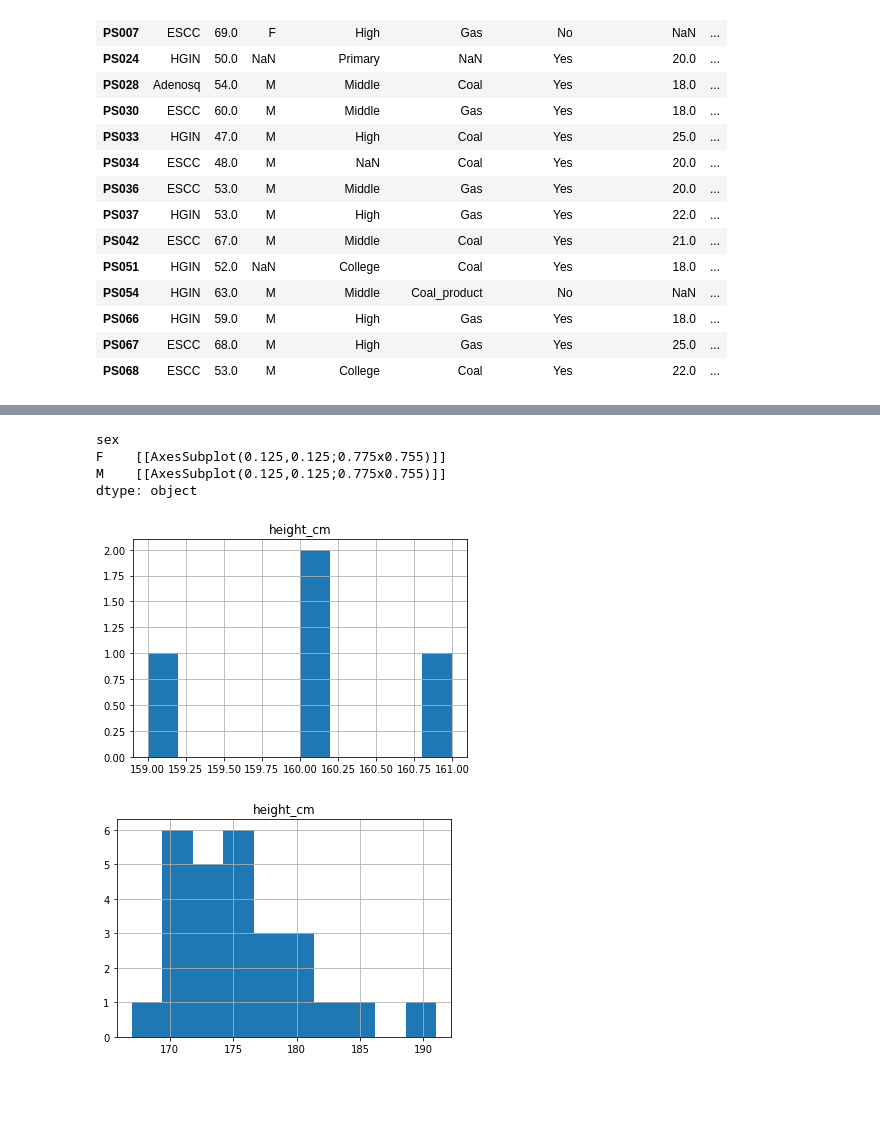
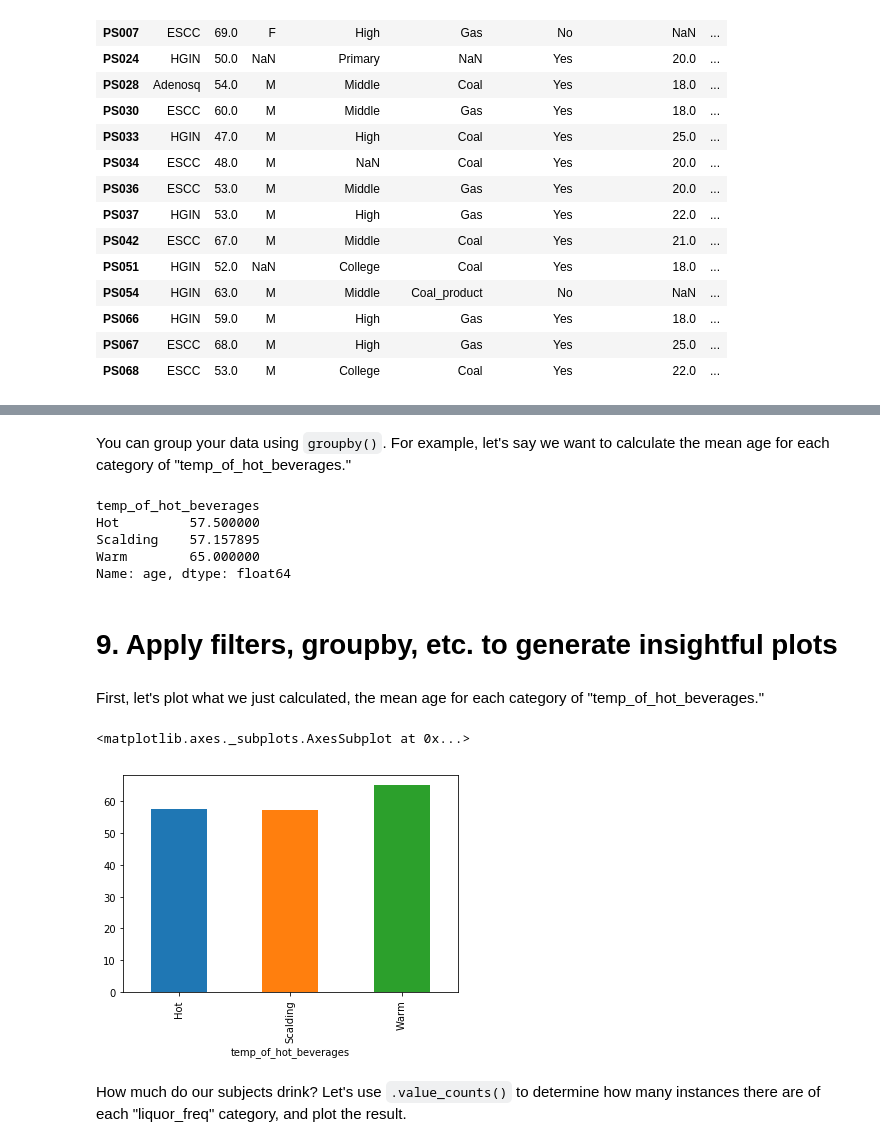
Before and after one commit to bballew/pandas_tutorial, a Jupyter notebook: Data_science_workshop.ipynb, the cells around one changed output, grey strips where cells are left out. Cells and saved outputs as stored; diff of their text form; code cells hidden in the pictures; blank space fills up the shorter version.

```diff
--- a/Data_science_workshop.ipynb
+++ b/Data_science_workshop.ipynb
@@ -923,9 +951,21 @@ dtype: object
-# %%
-df_clean[['height_cm','sex']].groupby('sex').hist()
-# %% [output]
-sex
-F    [[AxesSubplot(0.125,0.125;0.775x0.755)]]
-M    [[AxesSubplot(0.125,0.125;0.775x0.755)]]
-dtype: object
-[figure, removed]
-[figure, removed]
+# %% [markdown]
+You can group your data using `groupby()`.  For example, let's say we want to calculate the mean age for each category of "temp_of_hot_beverages."
+# %%
+df_clean.groupby(['temp_of_hot_beverages'])['age'].mean()
+# %% [output]
+temp_of_hot_beverages
+Hot         57.500000
+Scalding    57.157895
+Warm        65.000000
+Name: age, dtype: float64
+# %% [markdown]
+# 9.  Apply filters, groupby, etc. to generate insightful plots
+# %% [markdown]
+First, let's plot what we just calculated, the mean age for each category of "temp_of_hot_beverages."
+# %%
+df_clean.groupby(['temp_of_hot_beverages'])['age'].mean().plot.bar()
+# %% [output]
+<matplotlib.axes._subplots.AxesSubplot at 0x...>
+[figure, added]
+# %% [markdown]
+How much do our subjects drink?  Let's use `.value_counts()` to determine how many instances there are of each "liquor_freq" category, and plot the result.
```
Also changed, not shown: parts of 47 cells of this notebook, 3 other files.
